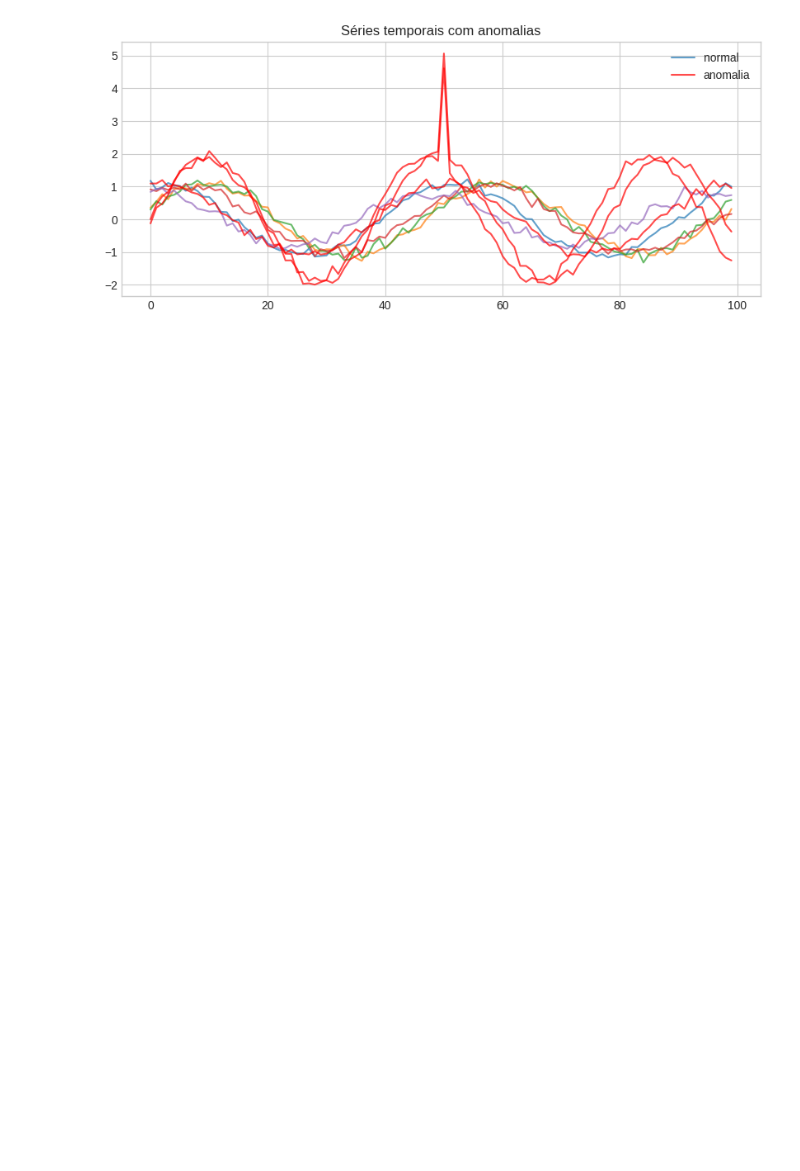
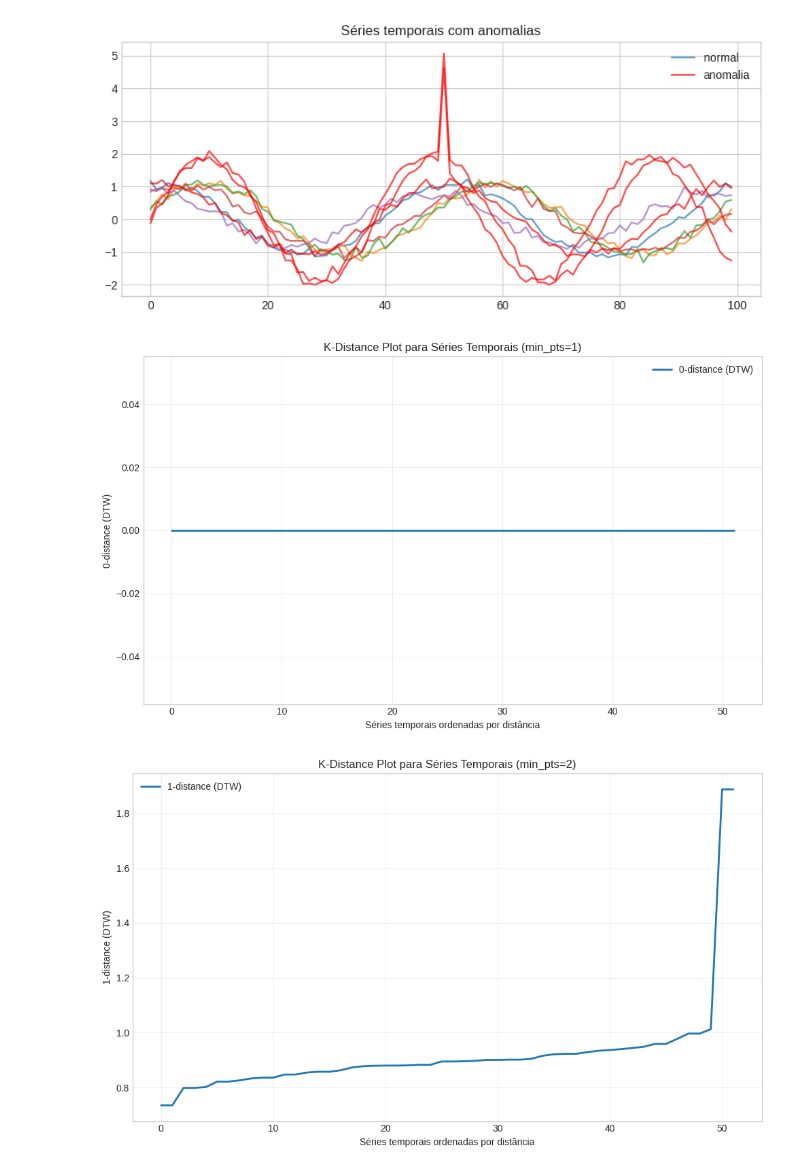
Before and after one commit to DanielBR0612/unsupervised-learning, a Jupyter notebook: 04 - DBSCAN.ipynb, the cells around one changed output. Drawn from its saved outputs; the diff is of its cells as text; code cells hidden in the pictures; blank space fills up the shorter version.

```diff
--- a/04 - DBSCAN.ipynb
+++ b/04 - DBSCAN.ipynb
@@ -740,14 +721,3 @@ for i in range(n):
 2. Adicione a métrica DTW no DBSCAN.
 3. Experimente diferentes valores de `eps` e `min_samples` até que o modelo consiga separar bem séries normais das anômalas.
 4. Plote todas as séries, usando uma cor para as normais e outra para as anomalias detectadas (`label = -1`).
-# %%
-!pip install dtaidistance
-from dtaidistance import dtw
-
-n = len(X)              # número de séries
-D = np.zeros((n, n))    # matriz de distâncias
-
-for i in range(n):
-    for j in range(i+1, n):
-        dist = dtw.distance_fast(X[i], X[j])  # distância DTW
-        D[i, j] = D[j, i] = dist              # matriz simétrica
@@ -796,3 +762,44 @@ plt.legend()
 plt.show()
 # %% [output]
 [figure]
+# %%
+from sklearn.neighbors import NearestNeighbors
+from dtaidistance import dtw
+
+def plot_k_distance_dtw(X, min_pts, title="K-Distance Plot com DTW"):
+    """Plota o gráfico K-Distance usando a métrica DTW."""
+    n_series = len(X)
+    k = int(min_pts - 1)
+
+    dtw_distance_matrix = np.zeros((n_series, n_series))
+    for i in range(n_series):
+        for j in range(i + 1, n_series):
+            dist = dtw.distance_fast(X[i], X[j])
+            dtw_distance_matrix[i, j] = dtw_distance_matrix[j, i] = dist
+
+    kth_distances = np.zeros(n_series)
+    for i in range(n_series):
+        distances_from_i = dtw_distance_matrix[i, :]
+        sorted_distances = np.sort(distances_from_i)
+        kth_distances[i] = sorted_distances[k]
+
+    k_distances_sorted = np.sort(kth_distances)
+
+    # Plot
+    plt.figure(figsize=(10, 6))
+    plt.plot(range(len(k_distances_sorted)), k_distances_sorted, linewidth=2, label=f'{k}-distance (DTW)')
+    plt.xlabel("Séries temporais ordenadas por distância")
+    plt.ylabel(f"{k}-distance (DTW)")
+    plt.title(title)
+    plt.grid(True, alpha=0.3)
+    plt.legend()
+    plt.tight_layout()
+    plt.show()
+
+min_pts_values_series = [1, 2, 3, 5]
+
+for min_pts in min_pts_values_series:
+    plot_k_distance_dtw(X_series, min_pts=min_pts, title=f"K-Distance Plot para Séries Temporais (min_pts={min_pts})")
+# %% [output]
+[figure, added]
+[figure, added]
```
Also changed, not shown: parts of 8 cells of this notebook.
